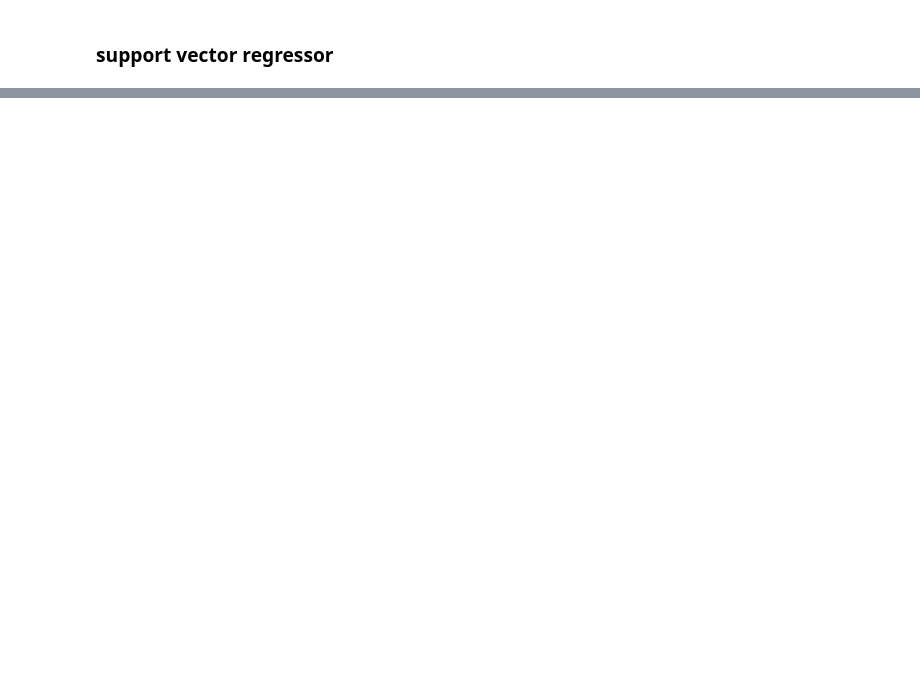
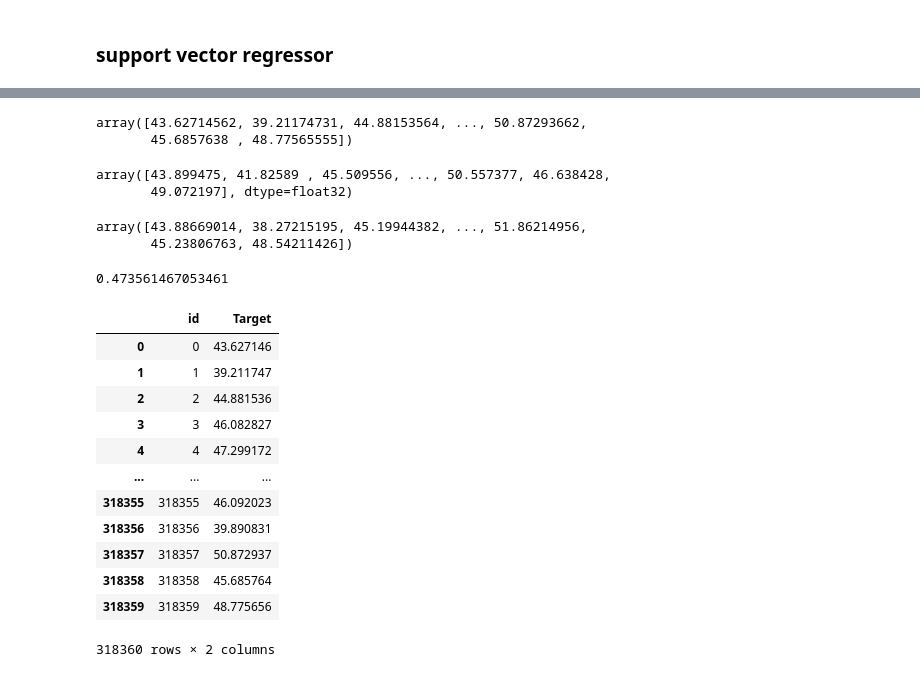
Before and after one commit to m7mdGNo/IEEE-Victoris-compititon, a Jupyter notebook: main2.ipynb, the cells around one changed output, grey strips where cells are left out. Drawn from its saved outputs; the diff is of its cells as text; code cells hidden in the pictures; blank space fills up the shorter version.

Commit message:
kaggle submitted notebook

```diff
--- a/main2.ipynb
+++ b/main2.ipynb
@@ -440,0 +595,2 @@ median_absolute_error on test_data :0.9711875128081999
+# %%
+num_test_data = num_test_data.join(cat_test_data)
@@ -440,0 +617,5 @@ median_absolute_error on test_data :0.9711875128081999
+# %%
+id = num_test_data['id']
+num_test_data.drop(columns=['id'],inplace=True)
+# %%
+hx_rf = rf.predict(num_test_data)
@@ -440,0 +626,37 @@ median_absolute_error on test_data :0.9711875128081999
+# %%
+hx_rf
+# %% [output]
+array([43.62714562, 39.21174731, 44.88153564, ..., 50.87293662,
+       45.6857638 , 48.77565555])
+# %%
+hx_xgr
+# %% [output]
+array([43.899475, 41.82589 , 45.509556, ..., 50.557377, 46.638428,
+       49.072197], dtype=float32)
+# %%
+hx_dt
+# %% [output]
+array([43.88669014, 38.27215195, 45.19944382, ..., 51.86214956,
+       45.23806763, 48.54211426])
+# %%
+print(mean_absolute_error(hx_rf,hx_dt))
+# %% [output]
+0.473561467053461
+# %%
+submit['Target'] = hx_rf
+# %%
+submit
+# %% [output]
+|  | id | Target |
+| 0 | 0 | 43.627146 |
+| 1 | 1 | 39.211747 |
+| 2 | 2 | 44.881536 |
+| 3 | 3 | 46.082827 |
+| 4 | 4 | 47.299172 |
+| ... | ... | ... |
+| 318355 | 318355 | 46.092023 |
+| 318356 | 318356 | 39.890831 |
+| 318357 | 318357 | 50.872937 |
+| 318358 | 318358 | 45.685764 |
+| 318359 | 318359 | 48.775656 |
+318360 rows × 2 columns
```
Also changed, not shown: parts of 38 cells of this notebook.
